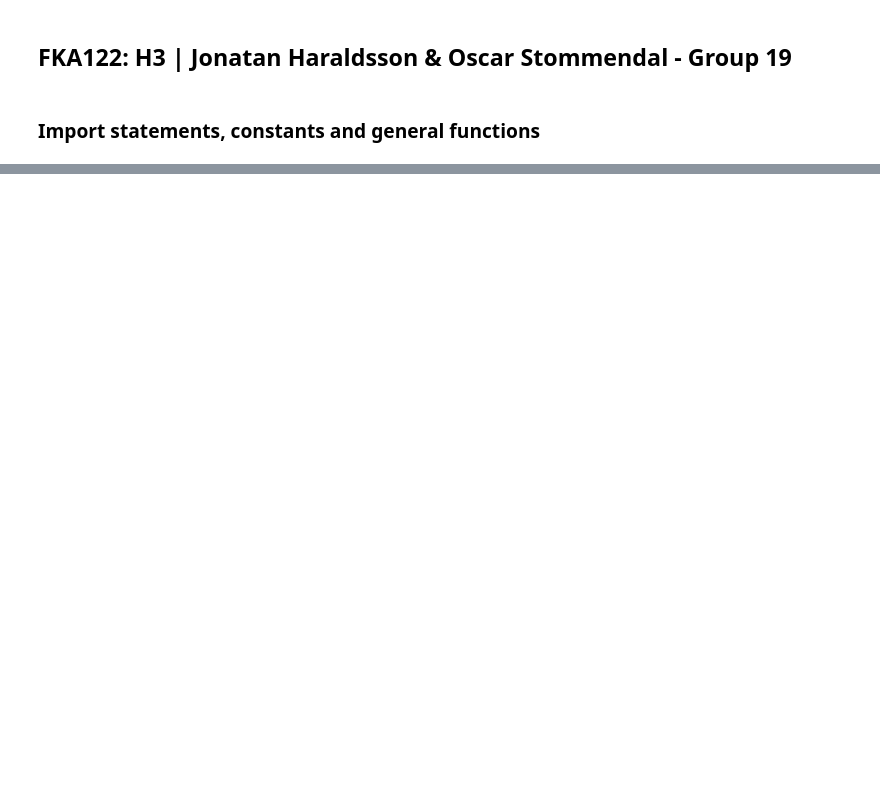
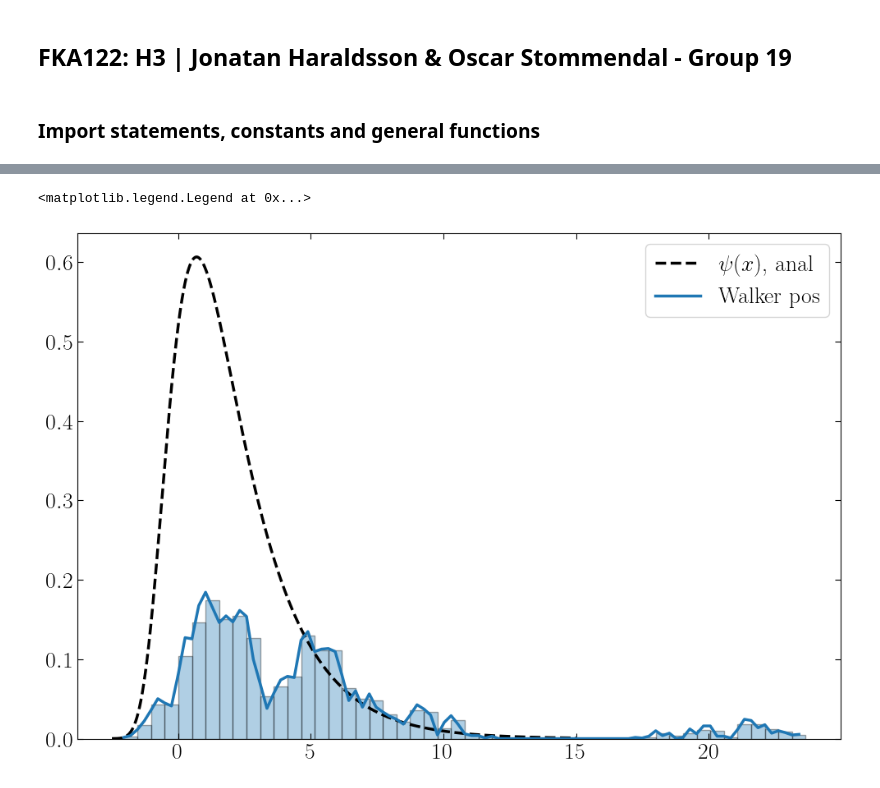
Before and after one commit to stommen/fka122-homeworks, a Jupyter notebook: H3/analyzer.ipynb, the cells around one changed output, grey strips where cells are left out. Drawn from its saved outputs; the diff is of its cells as text; code cells hidden in the pictures; blank space fills up the shorter version.

```diff
--- a/H3/analyzer.ipynb
+++ b/H3/analyzer.ipynb
@@ -66,0 +70,24 @@ plt.legend()
+# %%
+x = np.linspace(-2.5,15,10000)
+psi = np.sqrt(2) * np.exp(-np.exp(-x) - x/2)
+Morse = 0.5 * (1 - np.exp(-x)) ** 2
+
+plt.figure(figsize=(12,8))
+plt.plot(x,psi,label='$\\psi(x)$, anal',color = 'k',lw = 2.5,ls = 'dashed')
+walker_pos = read_data('I_was_walkin_in_morse.csv')
+walker_pos = walker_pos[~np.isnan(walker_pos)]
+
+counts, bins = np.histogram(walker_pos, bins=100)
+
+# Normalize manually
+bin_width = bins[1] - bins[0]  # Width of each bin
+normalized_counts = counts / (np.sum(counts) * bin_width)
+
+# Plot the manually normalized histogram
+plt.hist(walker_pos,bins=50,density=True,color='tab:blue',alpha=0.35,edgecolor='black')
+plt.plot(bins[:-1], normalized_counts, color='tab:blue', lw=2.5, label='Walker pos')
+
+plt.legend()
+# %% [output]
+<matplotlib.legend.Legend at 0x...>
+[figure, added]
```
Also changed, not shown: parts of 2 cells of this notebook, 2 other files.
